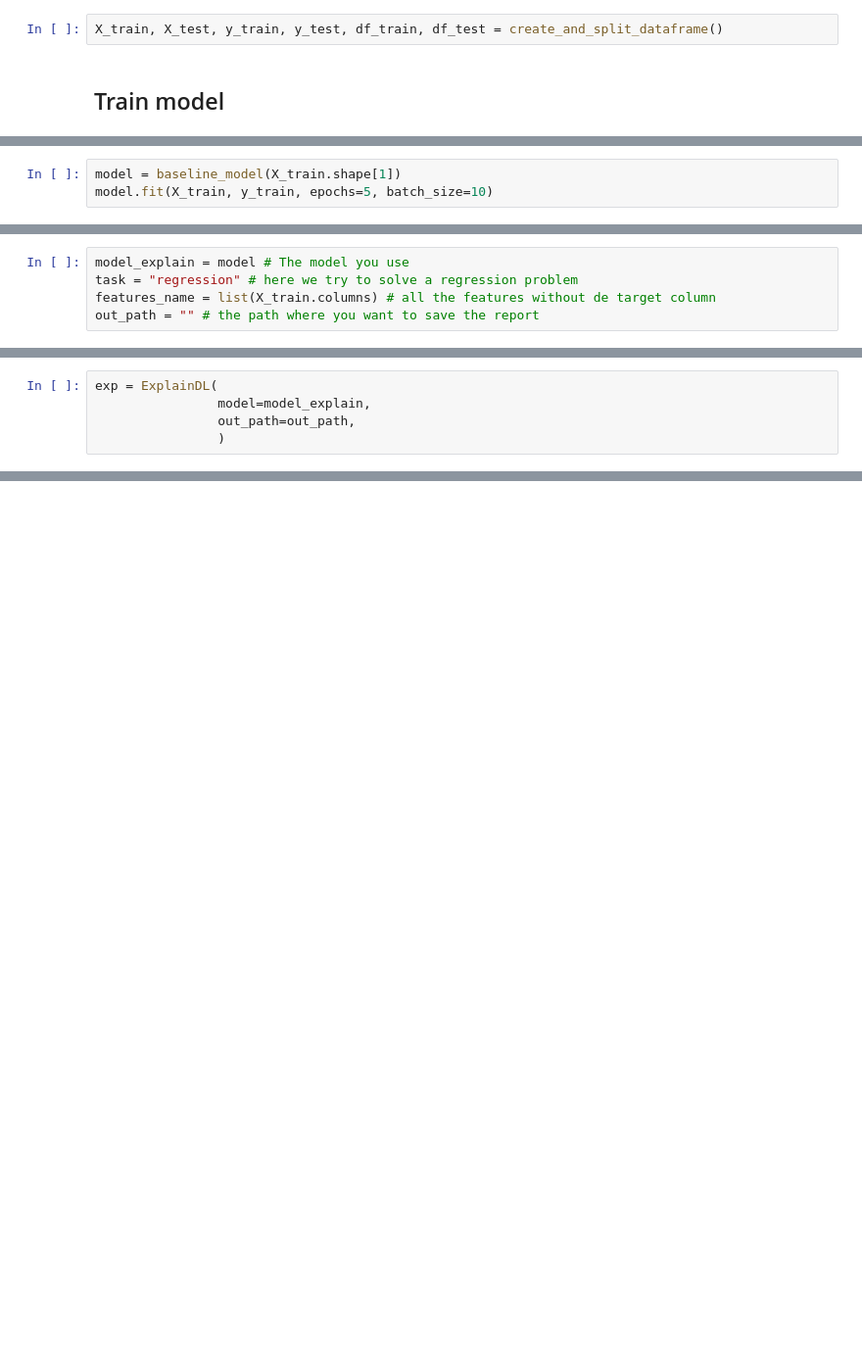
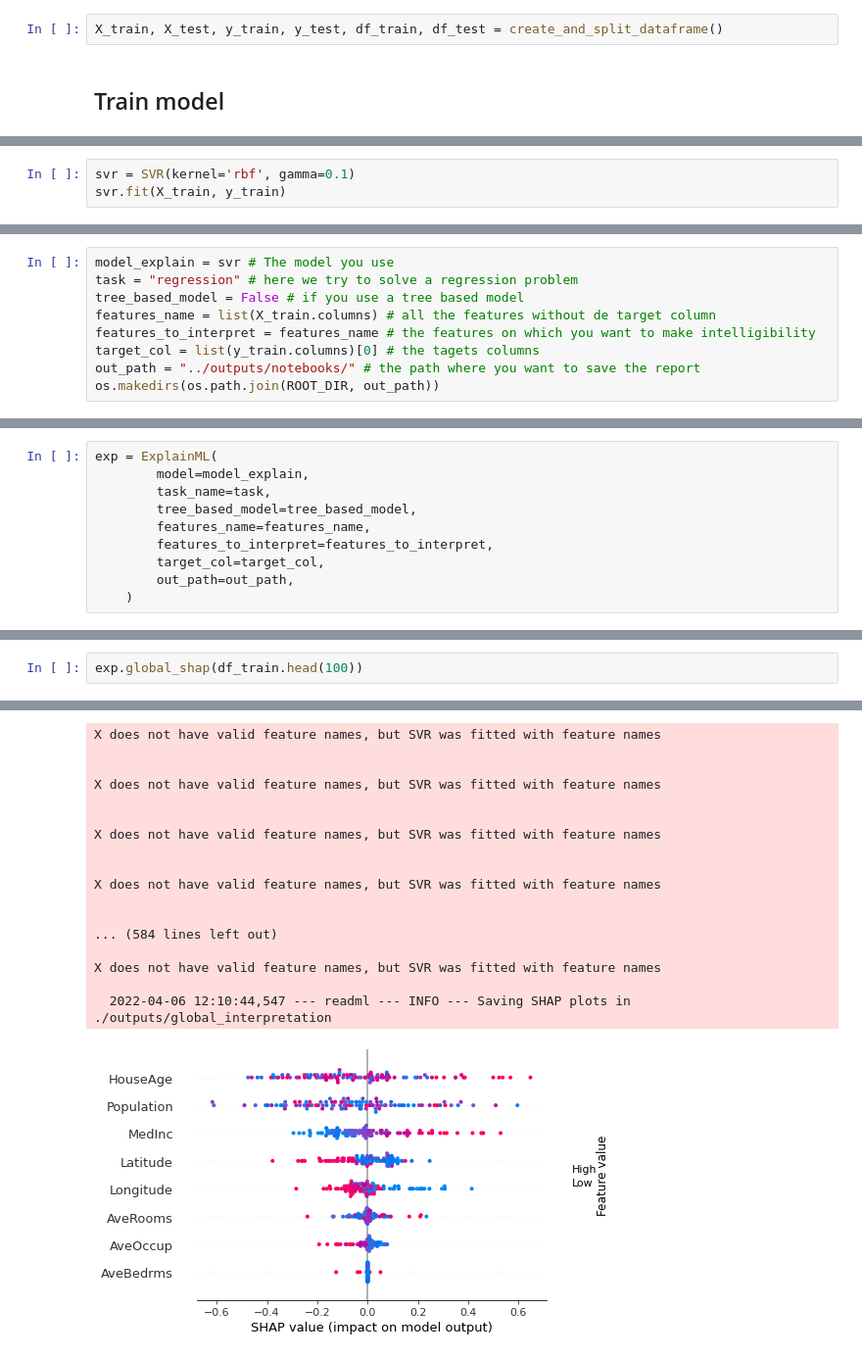
Before and after one commit to openitnovem/readml, a Jupyter notebook: notebooks/tabular_ML_regression_nottreebased.ipynb, the cells around one changed output, grey strips where cells are left out. Shown: that part at 98% size. Saved outputs shown, nothing was run; the diff lists cells and outputs as text; blank space fills up the shorter version.

Commit message:
FIX correction of the notebooks

```diff
--- a/notebooks/tabular_ML_regression_nottreebased.ipynb
+++ b/notebooks/tabular_ML_regression_nottreebased.ipynb
@@ -54,3 +38,3 @@ def baseline_model(input_dim):
-# %%
-model = baseline_model(X_train.shape[1])
-model.fit(X_train, y_train, epochs=5, batch_size=10)
+# %%
+svr = SVR(kernel='rbf', gamma=0.1)
+svr.fit(X_train, y_train)
@@ -71,5 +62,9 @@ print("R2 : ", r2_rnn)
 # %%
-model_explain = model # The model you use
+model_explain = svr # The model you use
 task = "regression" # here we try to solve a regression problem
+tree_based_model = False # if you use a tree based model
 features_name = list(X_train.columns) # all the features without de target column
-out_path = "" # the path where you want to save the report
+features_to_interpret = features_name # the features on which you want to make intelligibility
+target_col = list(y_train.columns)[0] # the tagets columns
+out_path = "../outputs/notebooks/" # the path where you want to save the report
+os.makedirs(os.path.join(ROOT_DIR, out_path))
@@ -78,5 +71,10 @@ out_path = "" # the path where you want to save the report
 # %%
-exp = ExplainDL(
-                model=model_explain,
-                out_path=out_path,
-                )
+exp = ExplainML(
+        model=model_explain,
+        task_name=task,
+        tree_based_model=tree_based_model,
+        features_name=features_name,
+        features_to_interpret=features_to_interpret,
+        target_col=target_col,
+        out_path=out_path,
+    )
@@ -88,0 +96,3 @@ exp.explain_tabular(
+# %%
+exp.global_shap(df_train.head(100))
+# %% [output]
@@ -88,0 +103,18 @@ exp.explain_tabular(
+X does not have valid feature names, but SVR was fitted with feature names
+
+
+X does not have valid feature names, but SVR was fitted with feature names
+
+
+X does not have valid feature names, but SVR was fitted with feature names
+
+
+X does not have valid feature names, but SVR was fitted with feature names
+
+
+... (584 lines left out)
+
+X does not have valid feature names, but SVR was fitted with feature names
+
+  2022-04-06 12:10:44,547 --- readml --- INFO --- Saving SHAP plots in ./outputs/global_interpretation
+[figure, added]
```
Also changed, not shown: parts of 18 cells of this notebook, 4 other files.
